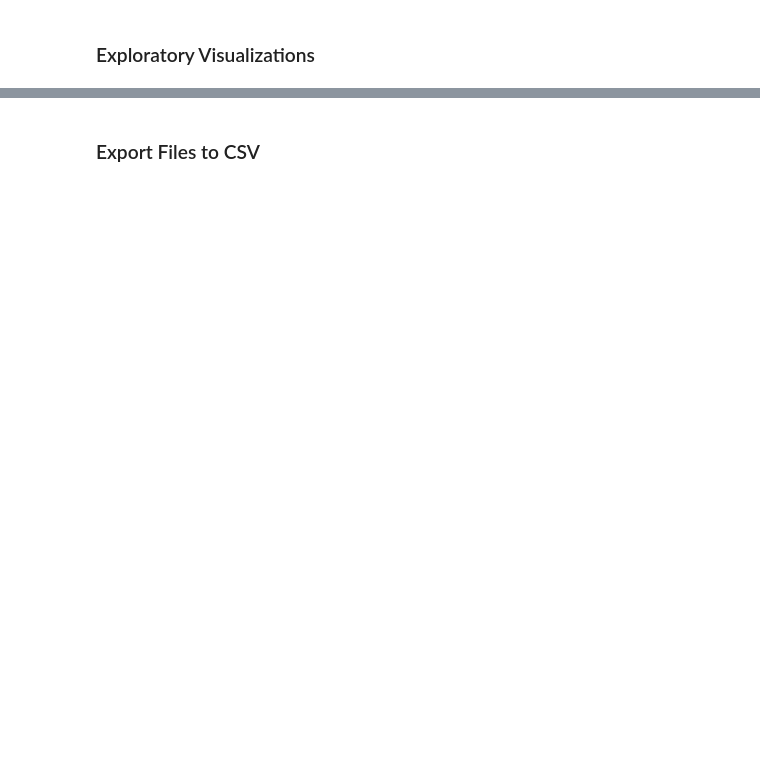
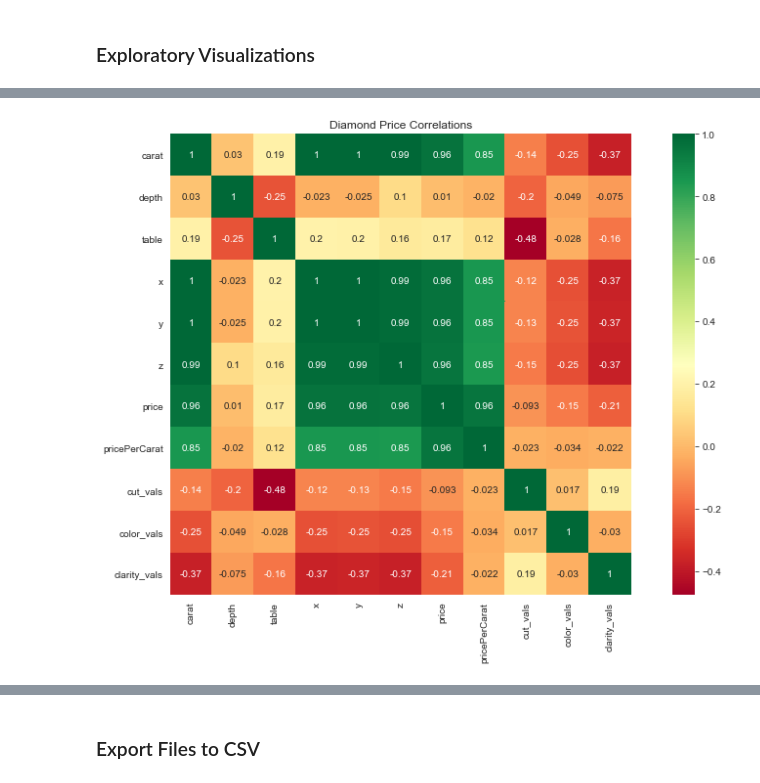
Before and after one commit to nnushart/Capstone3_DiamondPricePrediction, a Jupyter notebook: Notebooks/EDA_Capstone3_DiamondPrices.ipynb, the cells around one changed output, grey strips where cells are left out. Cells and saved outputs as stored; diff of their text form; code cells hidden in the pictures; blank space fills up the shorter version.

```diff
--- a/Notebooks/EDA_Capstone3_DiamondPrices.ipynb
+++ b/Notebooks/EDA_Capstone3_DiamondPrices.ipynb
@@ -39,0 +67,19 @@ diamonds_df['pricePerCarat'] = diamonds_df['price'] / diamonds_df['carat']
+# %%
+diamonds_category = diamonds_df.copy()
+
+cleanup_categoricals = {'cut_vals':{'Fair':1,'Good':2, 'Very Good':3, 'Premium':4, 'Ideal':5}, \
+                        'color_vals':{'D':7,'E':6,'F':5,'G':4,'H':3,'I':2,'J':1}, \
+                        'clarity_vals':{'I1':1, 'SI2':2, 'SI1':3, 'VS2':4, 'VS1':5, 'VVS2':6, 'VVS1':7, 'IF':8}}
+
+diamonds_category['cut_vals'] = diamonds_category['cut']
+diamonds_category['color_vals'] = diamonds_category['color']
+diamonds_category['clarity_vals'] = diamonds_category['clarity']
+
+diamonds_category = diamonds_category.replace(cleanup_categoricals)
+newcat_cols = ['cut_vals', 'color_vals', 'clarity_vals']
+
+for col in newcat_cols:
+    diamonds_category[col] = diamonds_category[col].apply(lambda x: int(x) if x == x else "")
+
+
+diamonds_category.sample(10)
@@ -40,2 +128,9 @@ diamonds_df['pricePerCarat'] = diamonds_df['price'] / diamonds_df['carat']
 # %% [markdown]
 ### Exploratory Visualizations
+# %%
+# Correlations
+
+diam_corr = diamonds_category.drop(['color','cut', 'clarity'], axis=1)
+
+dcorr = diam_corr.corr(method='spearman')
+dcorr
@@ -41,0 +150,12 @@ diamonds_df['pricePerCarat'] = diamonds_df['price'] / diamonds_df['carat']
+# %%
+# Visualize these correlations
+
+fig, ax = plt.subplots(figsize=(12,8))
+sns.heatmap(dcorr, cmap='RdYlGn', annot=True, square=True, ax=ax)
+
+ax.set_title('Diamond Price Correlations')
+
+plt.tight_layout()
+plt.show()
+# %% [output]
+[figure, added]
```
Also changed, not shown: parts of 23 cells of this notebook.
